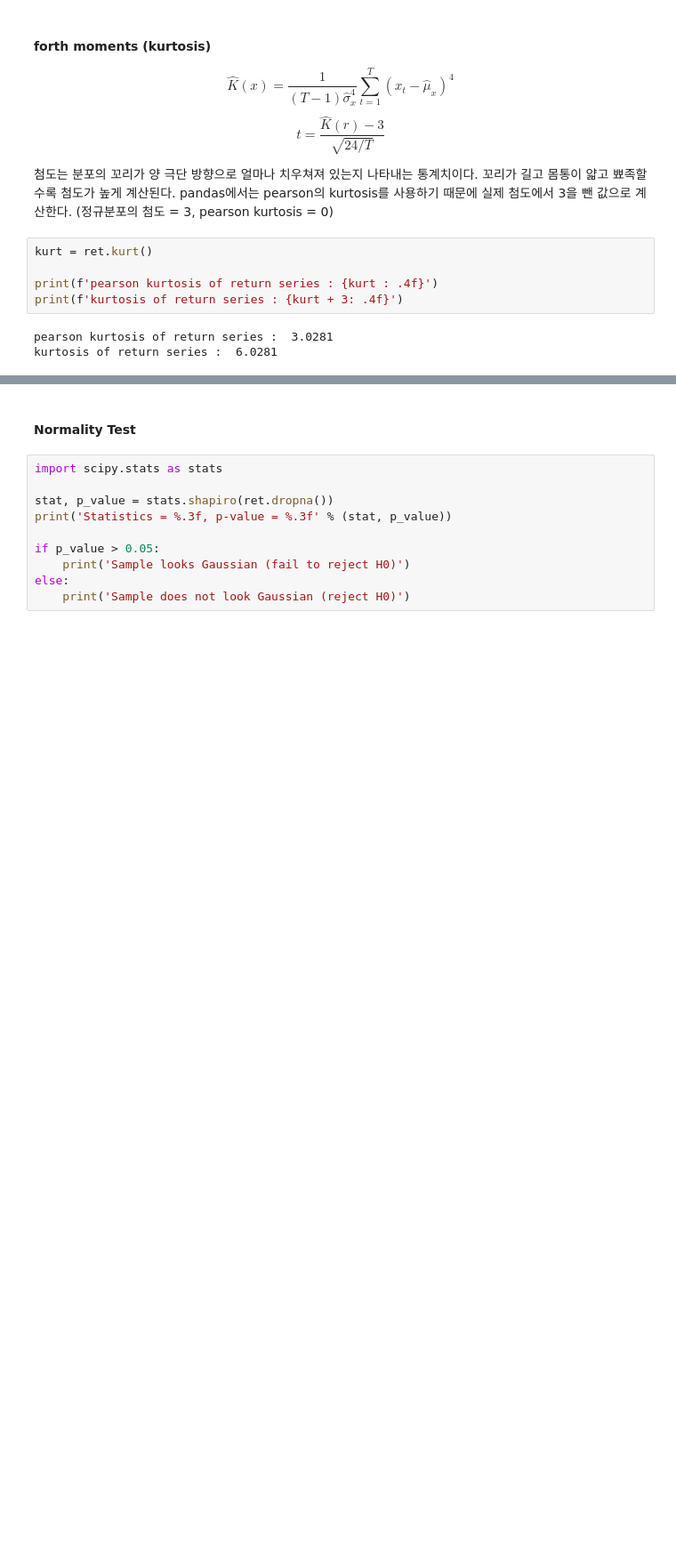
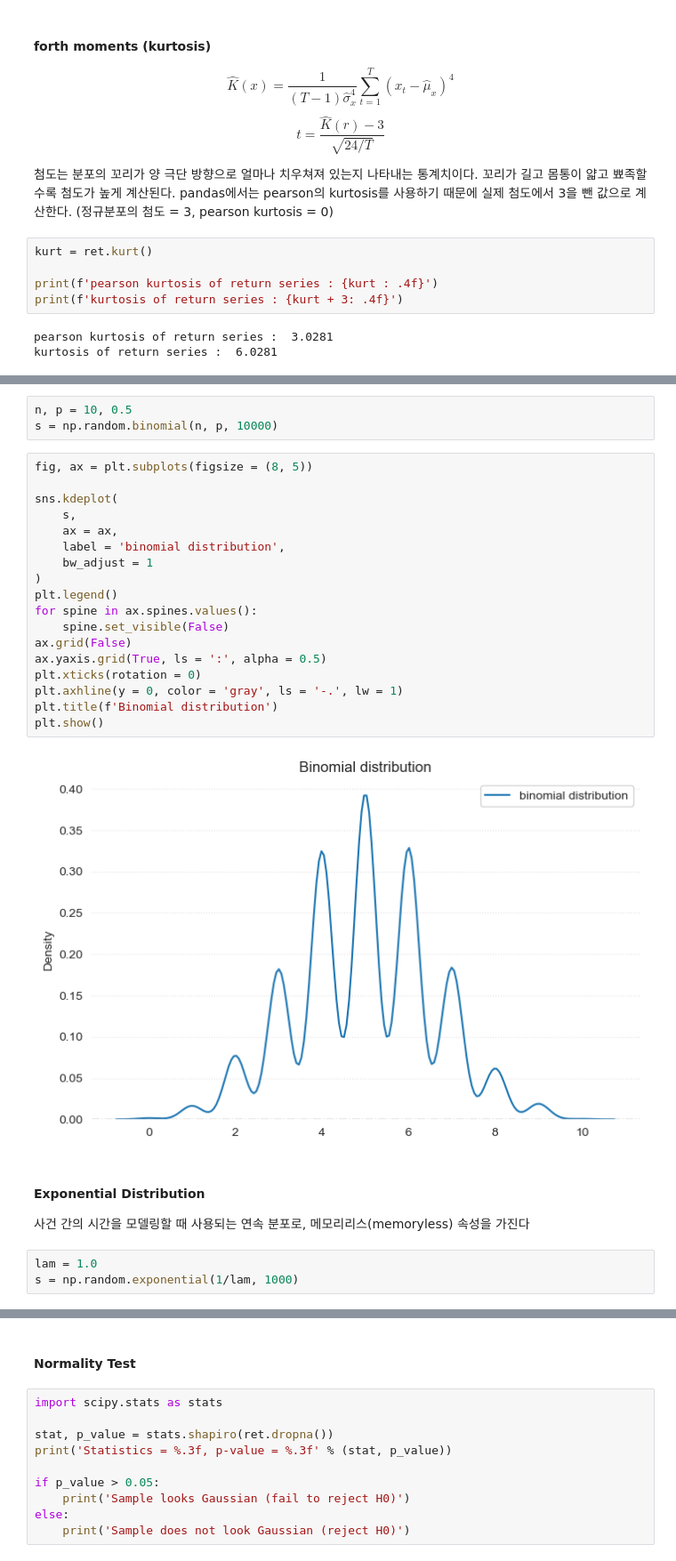
Before and after one commit to QuantifiSogang/2024-01JuniorClass, a Jupyter notebook: Note04Statistics/Note04Statistics.ipynb, the cells around one changed output, grey strips where cells are left out. Shown at 89% size. Cells and saved outputs as stored; diff of their text form; blank space fills up the shorter version.

```diff
--- a/Note04Statistics/Note04Statistics.ipynb
+++ b/Note04Statistics/Note04Statistics.ipynb
@@ -397,0 +462,30 @@ kurtosis of return series :  6.0281
+# %%
+n, p = 10, 0.5
+s = np.random.binomial(n, p, 10000)
+# %%
+fig, ax = plt.subplots(figsize = (8, 5))
+
+sns.kdeplot(
+    s,
+    ax = ax,
+    label = 'binomial distribution',
+    bw_adjust = 1
+)
+plt.legend()
+for spine in ax.spines.values():
+    spine.set_visible(False)
+ax.grid(False)
+ax.yaxis.grid(True, ls = ':', alpha = 0.5)
+plt.xticks(rotation = 0)
+plt.axhline(y = 0, color = 'gray', ls = '-.', lw = 1)
+plt.title(f'Binomial distribution')
+plt.show()
+# %% [output]
+[figure, added]
+# %% [markdown]
+#### Exponential Distribution
+
+사건 간의 시간을 모델링할 때 사용되는 연속 분포로, 메모리리스(memoryless) 속성을 가진다
+# %%
+lam = 1.0
+s = np.random.exponential(1/lam, 1000)
```
Also changed, not shown: parts of 32 cells of this notebook.
